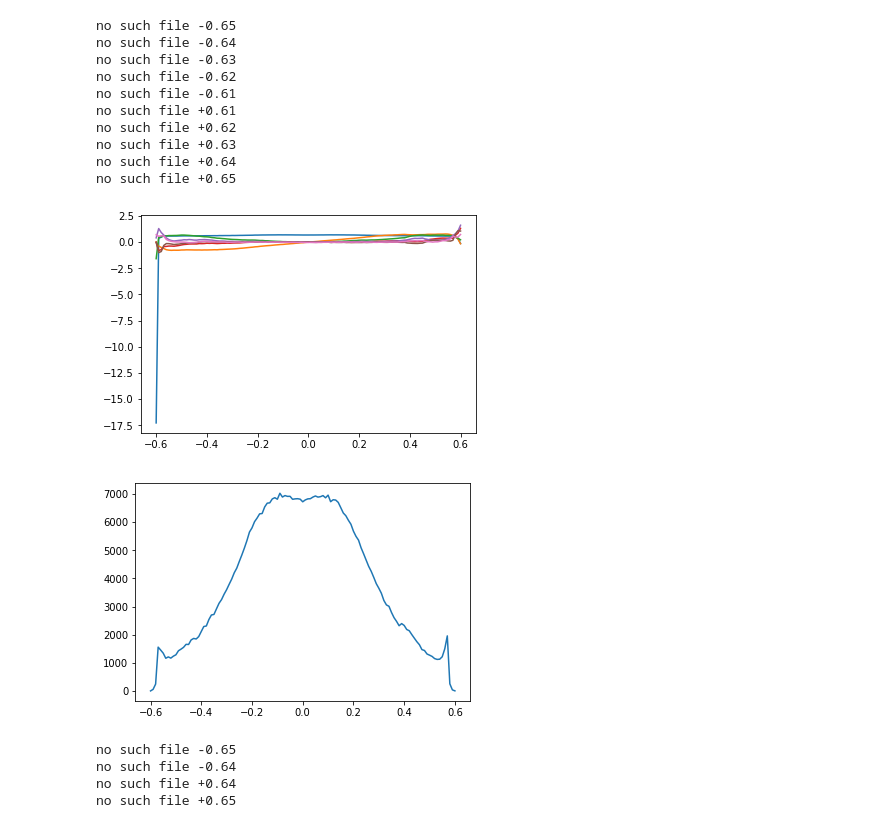
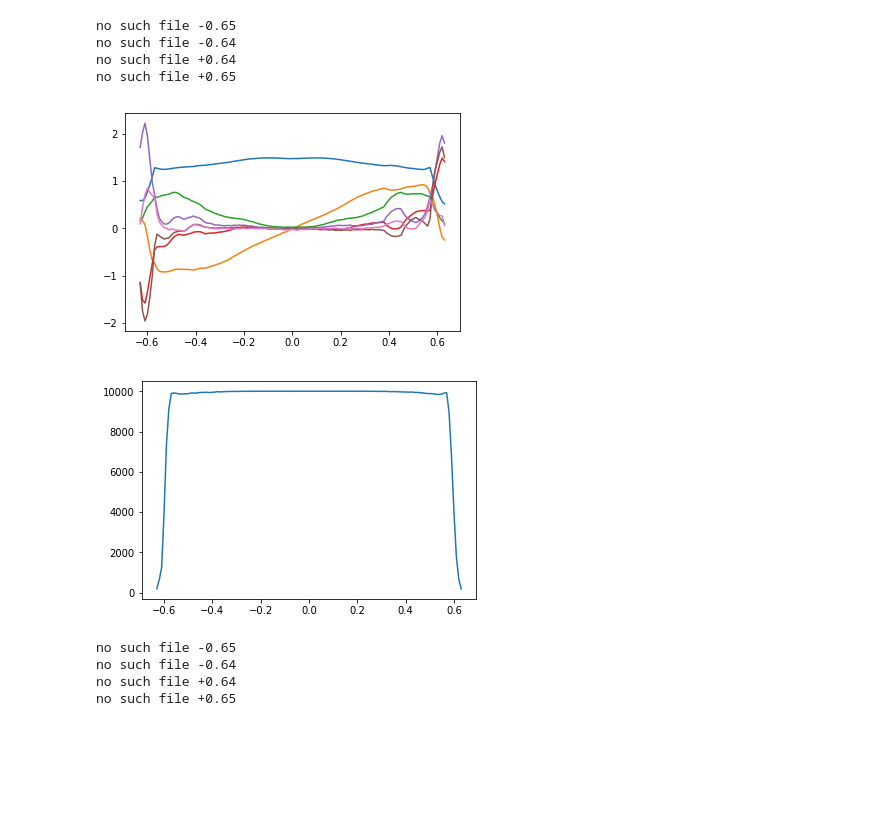
Before and after one commit to dw839566105/Recon1t, a Jupyter notebook: calib/Note/CheckCoeff.ipynb, the cells around one changed output. Cells and saved outputs as stored; diff of their text form; code cells hidden in the pictures; blank space fills up the shorter version.

```diff
--- a/calib/Note/CheckCoeff.ipynb
+++ b/calib/Note/CheckCoeff.ipynb
@@ -7,7 +7,7 @@ from scipy.spatial.distance import pdist, squareform
 # %%
 def findfile(Energy, radius):
 
-    filename = '../coeff/' + Energy + 'MeV/file_' + radius + '.h5'
+    filename = '../coeff/old/' + Energy + 'MeV/file_' + radius + '.h5'
     #print(filename)
     h = tables.open_file(filename,'r')
     coeff = np.array(h.root.coeff)[:]
@@ -21,41 +21,35 @@ def findfile(Energy, radius):
 # %%
 Energy = ['0.8','1','1.2','1.5','1.8','2']
 coeff_total = np.zeros((0,7))
 mean_total = np.zeros((0,30))
 expect_total = np.zeros((0,30))
 rate_total = []
 x_total = np.zeros((0,1))
 for radius in np.arange(-0.65,0.66,0.01):
     str_r = '%+.2f' % radius
     # print(str_r)
     try:
-        coeff, mean, expect, rate = findfile('0.8',str_r)
+        coeff, mean, expect, rate = findfile('1.8',str_r)
 
         coeff_total = np.vstack((coeff_total, coeff))
         mean_total = np.vstack((mean_total, mean))
         expect_total = np.vstack((expect_total, expect))
         rate_total = np.hstack((rate_total, rate))
         x_total = np.vstack((x_total, radius))
     except:
         print('no such file',str_r)
 plt.figure(num = 1)
 plt.plot(x_total, coeff_total)
 plt.figure(num = 2)
 plt.plot(x_total, rate_total)
 plt.show()
 # %% [output]
 no such file -0.65
 no such file -0.64
-no such file -0.63
-no such file -0.62
-no such file -0.61
-no such file +0.61
-no such file +0.62
-no such file +0.63
 no such file +0.64
 no such file +0.65
-[figure, old version]
+[figure, new version]
-[figure, old version]
+[figure, new version]
 # %%
 Energy = ['0.8','1','1.2','1.5','1.8','2']
 coeff_total = np.zeros((0,7))
```
Also changed, not shown: parts of 6 cells of this notebook, 22 other files.
